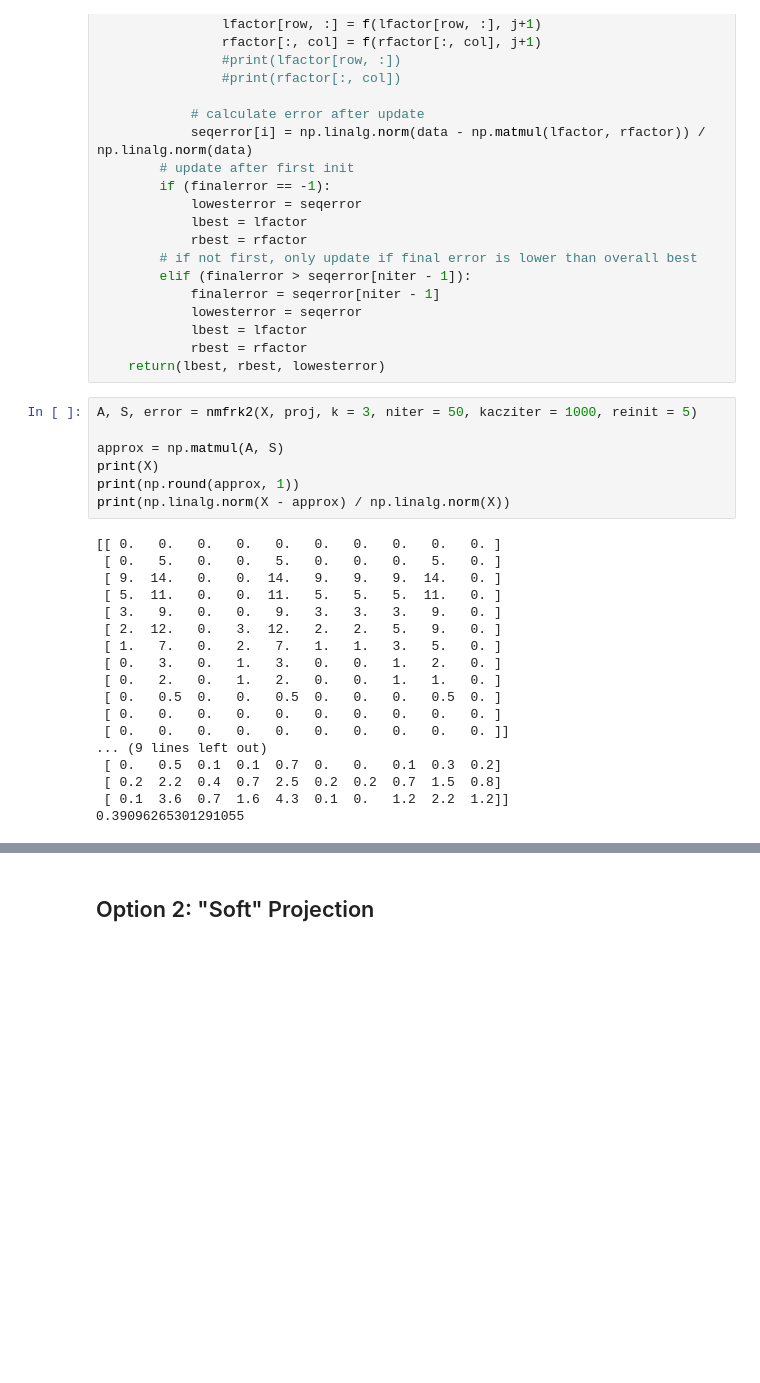
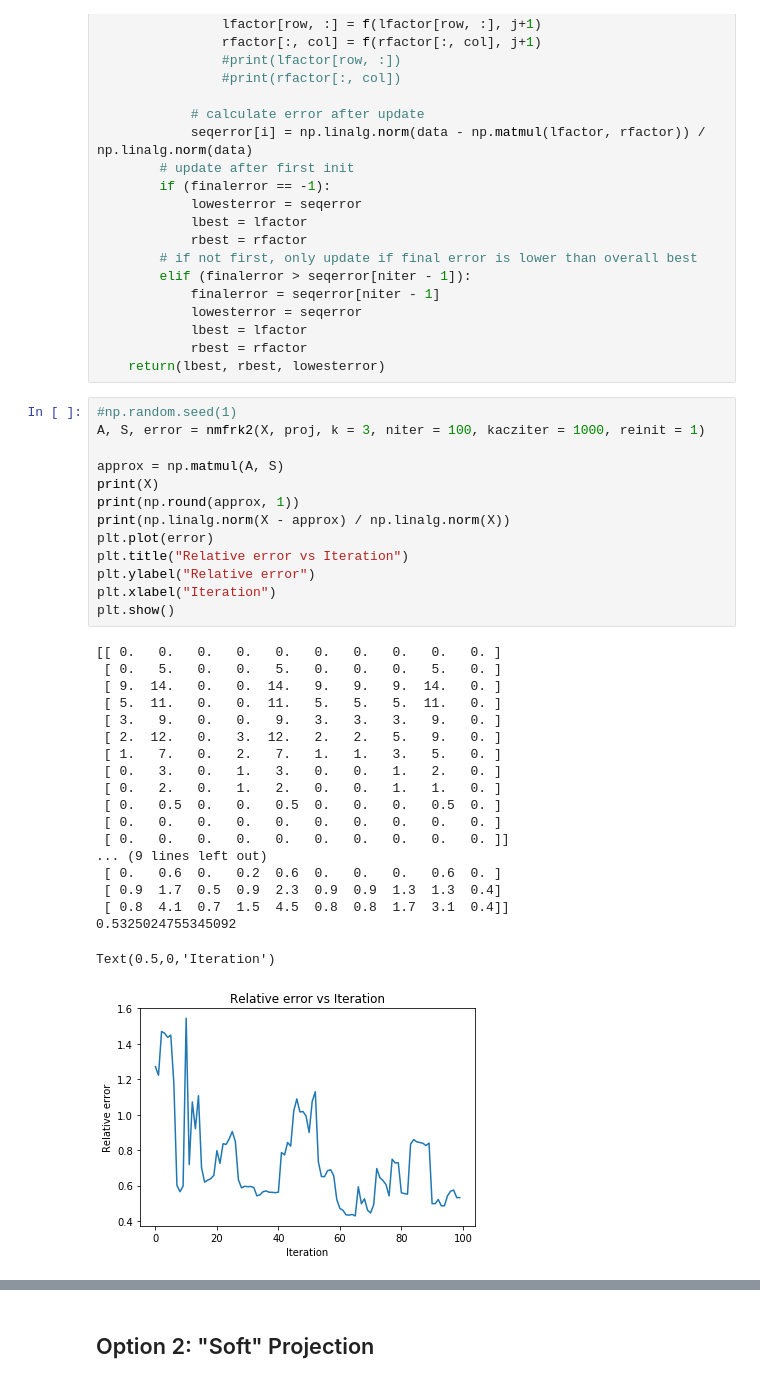
Before and after one commit to chauedwin/mf-algorithms, a Jupyter notebook: nmfAlgorithms.ipynb, the cells around one changed output, grey strips where cells are left out. Drawn from its saved outputs; the diff is of its cells as text; blank space fills up the shorter version.

```diff
--- a/nmfAlgorithms.ipynb
+++ b/nmfAlgorithms.ipynb
@@ -388,27 +395,35 @@ def nmfrk2(data, f, k, niter, kacziter, reinit = 5):
             rbest = rfactor
     return(lbest, rbest, lowesterror)
 # %%
-A, S, error = nmfrk2(X, proj, k = 3, niter = 50, kacziter = 1000, reinit = 5)
+#np.random.seed(1)
+A, S, error = nmfrk2(X, proj, k = 3, niter = 100, kacziter = 1000, reinit = 1)
 
 approx = np.matmul(A, S)
 print(X)
 print(np.round(approx, 1))
 print(np.linalg.norm(X - approx) / np.linalg.norm(X))
+plt.plot(error)
+plt.title("Relative error vs Iteration")
+plt.ylabel("Relative error")
+plt.xlabel("Iteration")
+plt.show()
 # %% [output]
 [[ 0.   0.   0.   0.   0.   0.   0.   0.   0.   0. ]
  [ 0.   5.   0.   0.   5.   0.   0.   0.   5.   0. ]
  [ 9.  14.   0.   0.  14.   9.   9.   9.  14.   0. ]
  [ 5.  11.   0.   0.  11.   5.   5.   5.  11.   0. ]
  [ 3.   9.   0.   0.   9.   3.   3.   3.   9.   0. ]
  [ 2.  12.   0.   3.  12.   2.   2.   5.   9.   0. ]
  [ 1.   7.   0.   2.   7.   1.   1.   3.   5.   0. ]
  [ 0.   3.   0.   1.   3.   0.   0.   1.   2.   0. ]
  [ 0.   2.   0.   1.   2.   0.   0.   1.   1.   0. ]
  [ 0.   0.5  0.   0.   0.5  0.   0.   0.   0.5  0. ]
  [ 0.   0.   0.   0.   0.   0.   0.   0.   0.   0. ]
  [ 0.   0.   0.   0.   0.   0.   0.   0.   0.   0. ]]
 ... (9 lines left out)
- [ 0.   0.5  0.1  0.1  0.7  0.   0.   0.1  0.3  0.2]
- [ 0.2  2.2  0.4  0.7  2.5  0.2  0.2  0.7  1.5  0.8]
- [ 0.1  3.6  0.7  1.6  4.3  0.1  0.   1.2  2.2  1.2]]
-0.39096265301291055
+ [ 0.   0.6  0.   0.2  0.6  0.   0.   0.   0.6  0. ]
+ [ 0.9  1.7  0.5  0.9  2.3  0.9  0.9  1.3  1.3  0.4]
+ [ 0.8  4.1  0.7  1.5  4.5  0.8  0.8  1.7  3.1  0.4]]
+0.5325024755345092
+Text(0.5,0,'Iteration')
+[figure, added]
```
Also changed, not shown: parts of 11 cells of this notebook.
